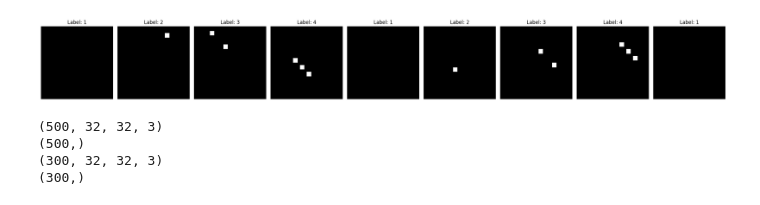
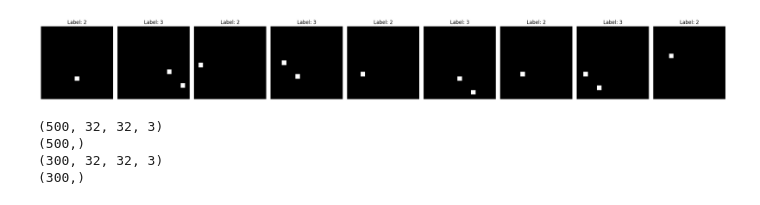
Before and after one commit to vHalenka/TM_DataEnhancer, a Jupyter notebook: main.ipynb, the cells around one changed output. Drawn from its saved outputs; the diff is of its cells as text; code cells hidden in the pictures.

```diff
--- a/main.ipynb
+++ b/main.ipynb
@@ -35,17 +47,15 @@ from keras.datasets import cifar10
 #Parameters
 
 #TM
-epochs = 50
-max_included_literals = 10000
+epochs = 5
+max_included_literals = 1000
 clauses = 10
 T = int((np.sqrt(clauses)/2 + 2)*10)
 s = 1.5
 step = 1
-visual_tokens = True
-encode_to_hypervec = False
 
 #Data
-trained_labels = np.array([0,1,2,3])
+trained_labels = np.array([1,2])
 #trained_labels = np.arange(4)
 training_pool_size = 500 # number of testing pictures loaded
 
@@ -63,7 +73,7 @@ dice_size = 12
 
 # Second run parameters
 bypass_anchor_selection = True
-n_anchor_points = 3
+n_anchor_points = 3 #if bypass, then only one selected
 # %%
 # Debug dataset creation function
 def dice_image(value, top_left=(0, 0), bottom_right=(32, 32), dice_size=8, rand_placement=False, rotation_angle=None):
@@ -175,8 +192,23 @@ if use_debug_dataset: # Dataset selection
 
 
     # Generate datasets
-    X_train_org, Y_train_org, coors_train_org = generate_debug_dataset(train_size, window_top_left, window_bottom_right, dice_size, include_random_class=True, random_rotations=False, random_placement=True)
-    X_test_org, Y_test_org, coors_test_org = generate_debug_dataset(test_size, window_top_left, window_bottom_right, dice_size, random_rotations=False, random_placement=True)
+    X_train_org, Y_train_org, coors_train_org = generate_debug_dataset(
+        train_size,
+        window_top_left,
+        window_bottom_right,
+        dice_size,
+        include_random_class=False,
+        random_rotations=False,
+        random_placement=True)
+
+    X_test_org, Y_test_org, coors_test_org = generate_debug_dataset(
+        test_size,
+        window_top_left,
+        window_bottom_right,
+        dice_size,
+        include_random_class=False,
+        random_rotations=False,
+        random_placement=True)
 
     # Display some sample images from the training set
     fig, axes = plt.subplots(1, 9, figsize=(24, 4))
@@ -188,34 +220,34 @@ if use_debug_dataset: # Dataset selection
 
     plt.tight_layout()
     plt.show()
     labels = ["Zero", "One", "Two", "Three", "Four", "Five", "Six", "Seven", "Eight", "Nine"]
 
 else:
 
     #Load cifar10
     (X_train_org, Y_train_org), (X_test_org, Y_test_org) = cifar10.load_data()
     labels = ["Airplane", "Car", "Bird", "Cat", "Deer", "Dog", "Frog", "Horse", "Ship", "Truck"]
 
 
     #adjust to train pool size
     X_test_org = X_test_org[0:training_pool_size]
     Y_test_org = Y_test_org.reshape(Y_test_org.shape[0])[0:training_pool_size]
     X_train_org = X_train_org[0:training_pool_size]
     Y_train_org = Y_train_org.reshape(Y_train_org.shape[0])[0:training_pool_size]
 
     #filter only desired labels
     X_train_org = X_train_org[np.in1d(Y_train_org, trained_labels)]
     Y_train_org = Y_train_org[np.in1d(Y_train_org, trained_labels)]
 
 X_test_org = X_test_org[np.in1d(Y_test_org, trained_labels)]
 Y_test_org = Y_test_org[np.in1d(Y_test_org, trained_labels)]
 
 print(X_train_org.shape)
 print(Y_train_org.shape)
 print(X_test_org.shape)
 print(Y_test_org.shape)
 # %% [output]
-[figure, old version]
+[figure, new version]
 (500, 32, 32, 3)
 (500,)
 (300, 32, 32, 3)
```
Also changed, not shown: parts of 26 cells of this notebook.
